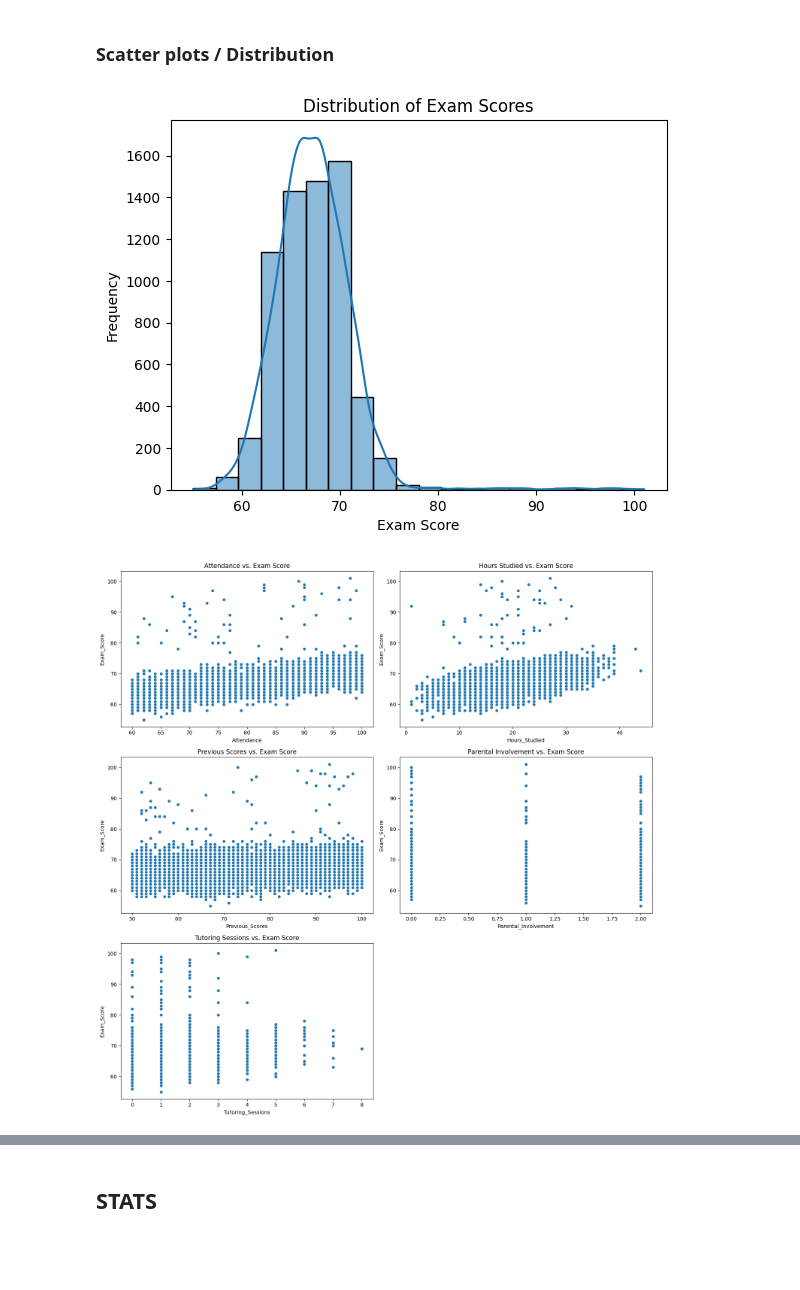
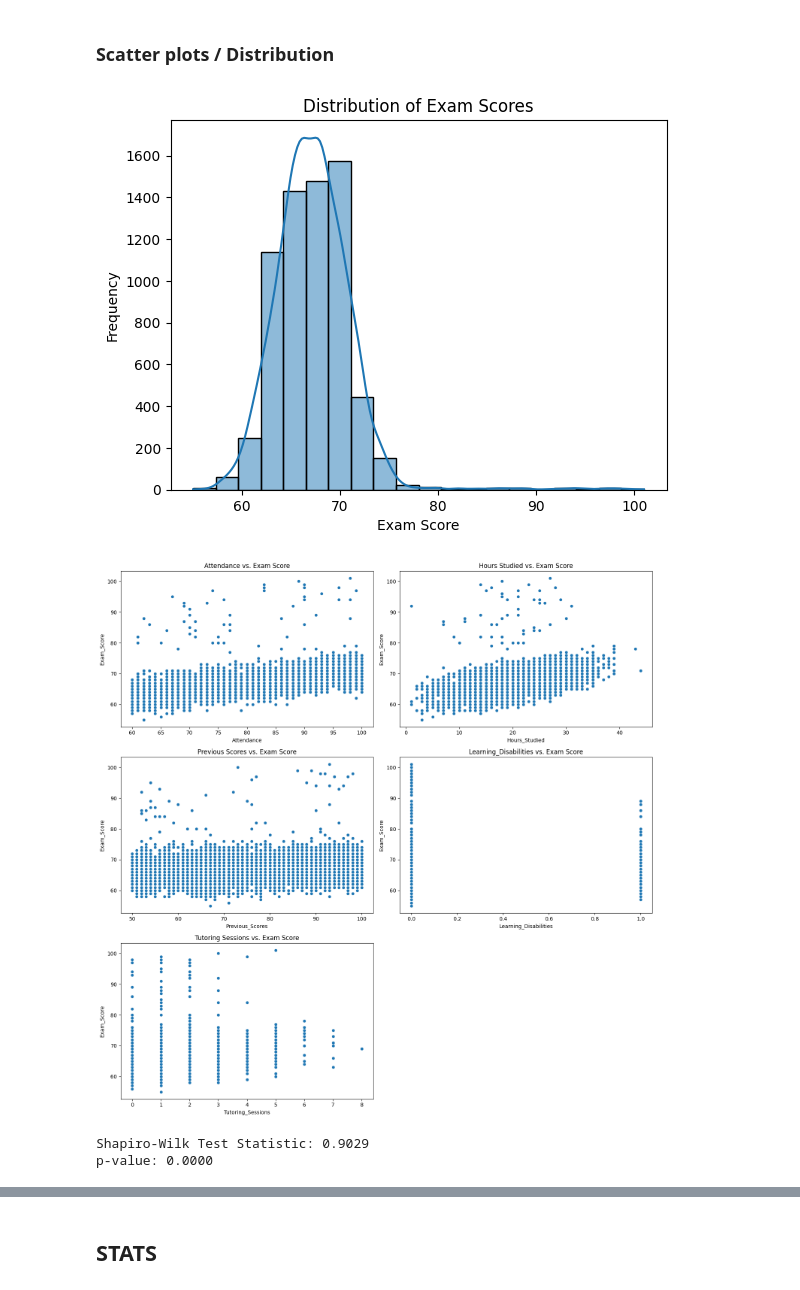
Before and after one commit to Jack-Huffman2019/DSC530_FINALPROJECT, a Jupyter notebook: finalproject.ipynb, the cells around one changed output, grey strips where cells are left out. Saved outputs shown, nothing was run; the diff lists cells and outputs as text; code cells hidden in the pictures; blank space fills up the shorter version.

```diff
--- a/finalproject.ipynb
+++ b/finalproject.ipynb
@@ -308,7 +318,7 @@ Parental_Involvement: Students with high/low Parental envolvement should be eval
 ## Variable information
 # %%
 #Encode Parental_Involvement for this analysis
-scores["Parental_Involvement"] = scores["Parental_Involvement"].astype("category").cat.codes
+scores["Learning_Disabilities"] = scores["Learning_Disabilities"].astype("category").cat.codes
 # Mean, Mode, Spread and tails for selected variables
 for var in selected_variables:
     print(f"Variable: {var}")
@@ -507,36 +465,45 @@ plt.ylabel("Frequency")
 plt.show()
 
 # Scatter plots for variables vs. Exam Score
 fig, axes = plt.subplots(3, 2, figsize=(15, 15))
 
 # Attendance vs. Exam Score
 sns.scatterplot(x=df_clean['Attendance'], y=df_clean['Exam_Score'], ax=axes[0, 0])
 axes[0, 0].set_title("Attendance vs. Exam Score")
 
 # Hours Studied vs. Exam Score
 sns.scatterplot(x=df_clean['Hours_Studied'], y=df_clean['Exam_Score'], ax=axes[0, 1])
 axes[0, 1].set_title("Hours Studied vs. Exam Score")
 
 # Previous Scores vs. Exam Score
 sns.scatterplot(x=df_clean['Previous_Scores'], y=df_clean['Exam_Score'], ax=axes[1, 0])
 axes[1, 0].set_title("Previous Scores vs. Exam Score")
 
 # Physical Activity vs. Exam Score
-sns.scatterplot(x=df_clean['Parental_Involvement'], y=df_clean['Exam_Score'], ax=axes[1, 1])
-axes[1, 1].set_title("Parental Involvement vs. Exam Score")
+sns.scatterplot(x=df_clean['Learning_Disabilities'], y=df_clean['Exam_Score'], ax=axes[1, 1])
+axes[1, 1].set_title("Learning_Disabilities vs. Exam Score")
 
 # Tutoring Sessions vs. Exam Score
 sns.scatterplot(x=df_clean['Tutoring_Sessions'], y=df_clean['Exam_Score'], ax=axes[2, 0])
 axes[2, 0].set_title("Tutoring Sessions vs. Exam Score")
 
 # Hide the empty subplot
 axes[2, 1].axis('off')
 
 plt.tight_layout()
 plt.show()
 # %% [output]
 [figure]
-[figure, old version]
+[figure, new version]
+# %%
+#Shapiro-Wilk
+from scipy.stats import shapiro
+stat, p = shapiro(df_clean['Exam_Score'])
+print("Shapiro-Wilk Test Statistic: {:.4f}".format(stat))
+print("p-value: {:.4f}".format(p))
+# %% [output]
+Shapiro-Wilk Test Statistic: 0.9029
+p-value: 0.0000
 # %% [markdown]
 1. **Attendance vs. Exam Score**
 
```
Also changed, not shown: parts of 15 cells of this notebook.
